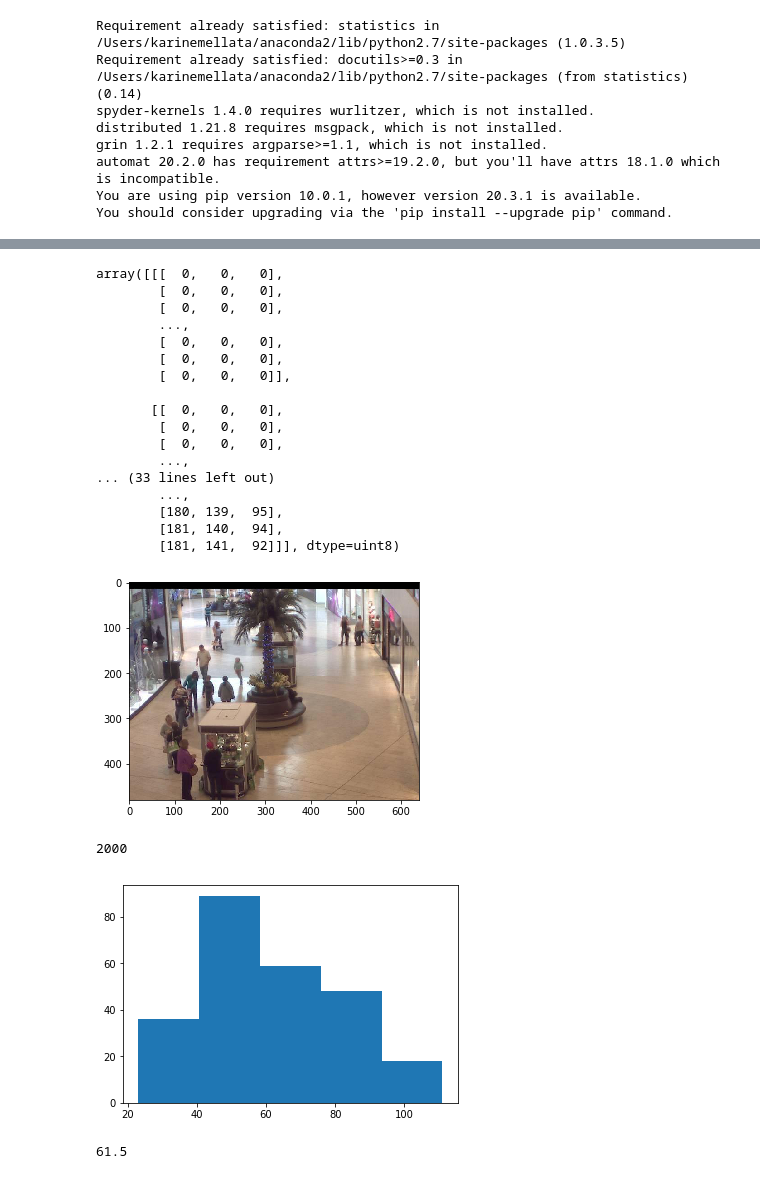
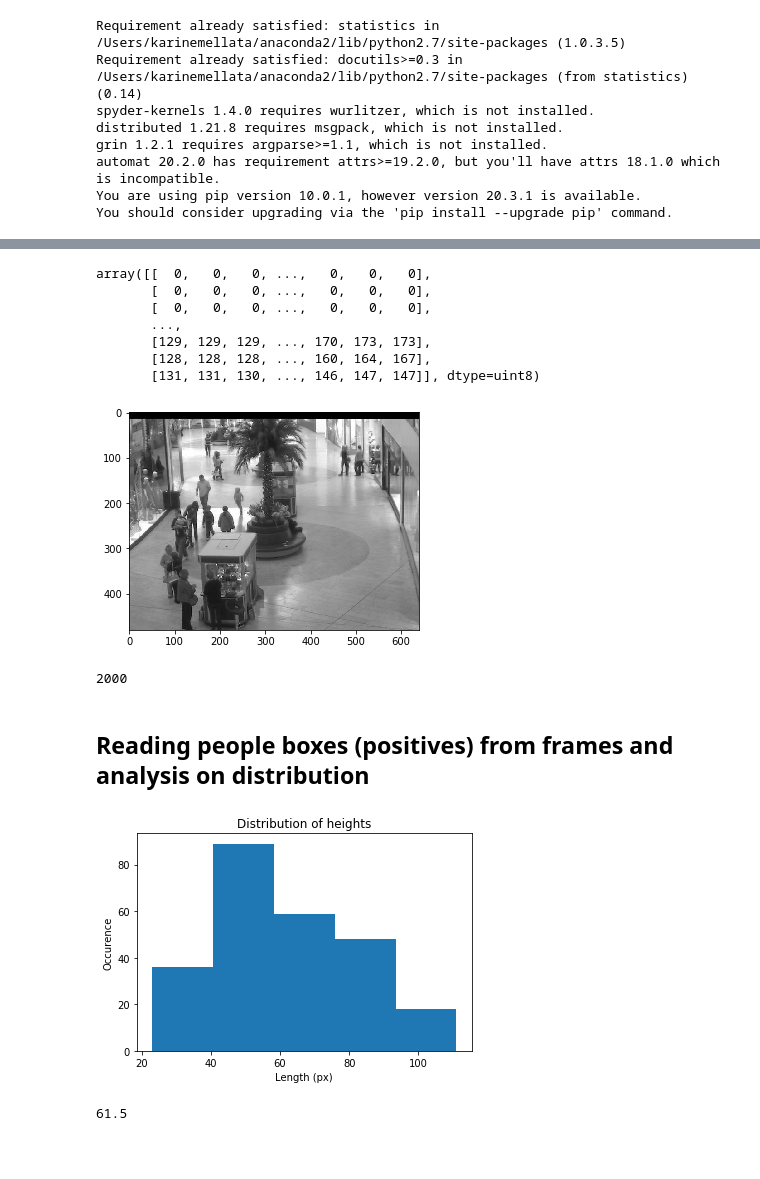
Before and after one commit to KarineMellata/ECSE415_FinalProject, a Jupyter notebook: Part2.ipynb, the cells around one changed output, grey strips where cells are left out. Cells and saved outputs as stored; diff of their text form; code cells hidden in the pictures; blank space fills up the shorter version.

```diff
--- a/Part2.ipynb
+++ b/Part2.ipynb
@@ -31,29 +33,19 @@ def read_image(number, display=False):
     img = cv2.imread(path, cv2.IMREAD_UNCHANGED)
     img = cv2.cvtColor(img, cv2.COLOR_BGR2GRAY)
     if display:
-        plt.imshow(img)
+        plt.imshow(img, cmap='gray')
     return img
 
 read_image(22, display=True)
 # %% [output]
-array([[[  0,   0,   0],
-        [  0,   0,   0],
-        [  0,   0,   0],
-        ...,
-        [  0,   0,   0],
-        [  0,   0,   0],
-        [  0,   0,   0]],
-
-       [[  0,   0,   0],
-        [  0,   0,   0],
-        [  0,   0,   0],
-        ...,
-... (33 lines left out)
-        ...,
-        [180, 139,  95],
-        [181, 140,  94],
-        [181, 141,  92]]], dtype=uint8)
+array([[  0,   0,   0, ...,   0,   0,   0],
+       [  0,   0,   0, ...,   0,   0,   0],
+       [  0,   0,   0, ...,   0,   0,   0],
+       ...,
+       [129, 129, 129, ..., 170, 173, 173],
+       [128, 128, 128, ..., 160, 164, 167],
+       [131, 131, 130, ..., 146, 147, 147]], dtype=uint8)
-[figure, old version]
+[figure, new version]
 # %%
 frames = []
 for i in range(1, 2001):
@@ -62,21 +54,26 @@ for i in range(1, 2001):
 print(len(frames))
 # %% [output]
 2000
+# %% [markdown]
+## Reading people boxes (positives) from frames and analysis on distribution
 # %%
 people_boxes = genfromtxt('./people_rectangles.csv', dtype=int, delimiter=',', skip_header=1)
 # %%
-list_boxes = []
+list_people_boxes = []
 for b in people_boxes:
     idx, x, y, w, h = b
     img = frames[idx-1]
     cropped_img = img[y:y+h,x:x+w]
-    list_boxes.append(cropped_img)
+    list_people_boxes.append(cropped_img)
 # %%
-height = [list_boxes[i].shape[0] for i in range(0, 250)]
+height = [list_people_boxes[i].shape[0] for i in range(0, 250)]
 plt.hist(height, bins=5)
+plt.title("Distribution of heights")
+plt.xlabel("Length (px)")
+plt.ylabel("Occurence")
 plt.show()
 print(mean(height))
 # %% [output]
-[figure, old version]
+[figure, new version]
 61.5
 # %%
```
Also changed, not shown: parts of 46 cells of this notebook.
